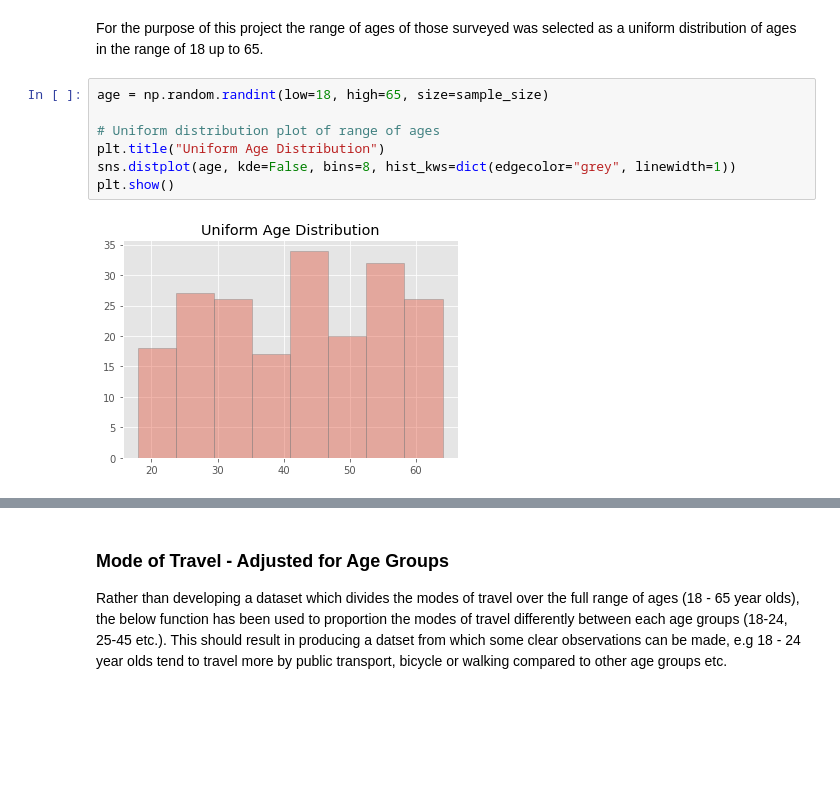
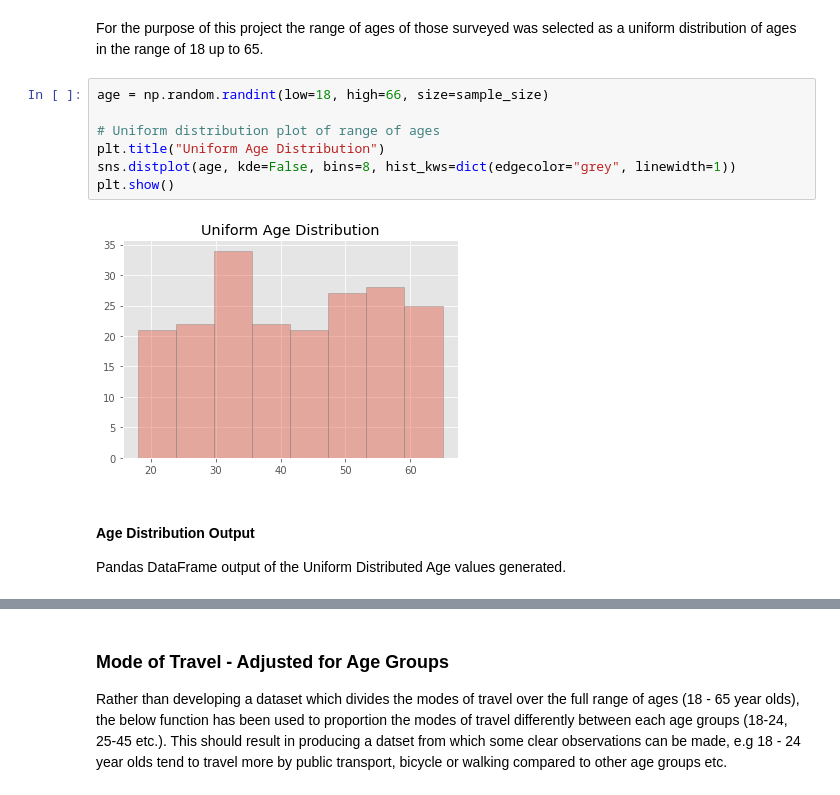
Before and after one commit to PaulSweeney89/ProgDA-Project2020, a Jupyter notebook: Traffic.ipynb, the cells around one changed output, grey strips where cells are left out. Cells and saved outputs as stored; diff of their text form; blank space fills up the shorter version.

```diff
--- a/Traffic.ipynb
+++ b/Traffic.ipynb
@@ -86,11 +86,15 @@ Females Count = 95   Males Count =  105
 # %% [markdown]
 For the purpose of this project the range of ages of those surveyed was selected as a uniform distribution of ages in the range of 18 up to 65.
 # %%
-age = np.random.randint(low=18, high=65, size=sample_size)
+age = np.random.randint(low=18, high=66, size=sample_size)
 
 # Uniform distribution plot of range of ages
 plt.title("Uniform Age Distribution")
 sns.distplot(age, kde=False, bins=8, hist_kws=dict(edgecolor="grey", linewidth=1))
 plt.show()
 # %% [output]
-[figure, old version]
+[figure, new version]
+# %% [markdown]
+#### Age Distribution Output
+
+Pandas DataFrame output of the Uniform Distributed Age values generated.
```
Also changed, not shown: parts of 24 cells of this notebook.
